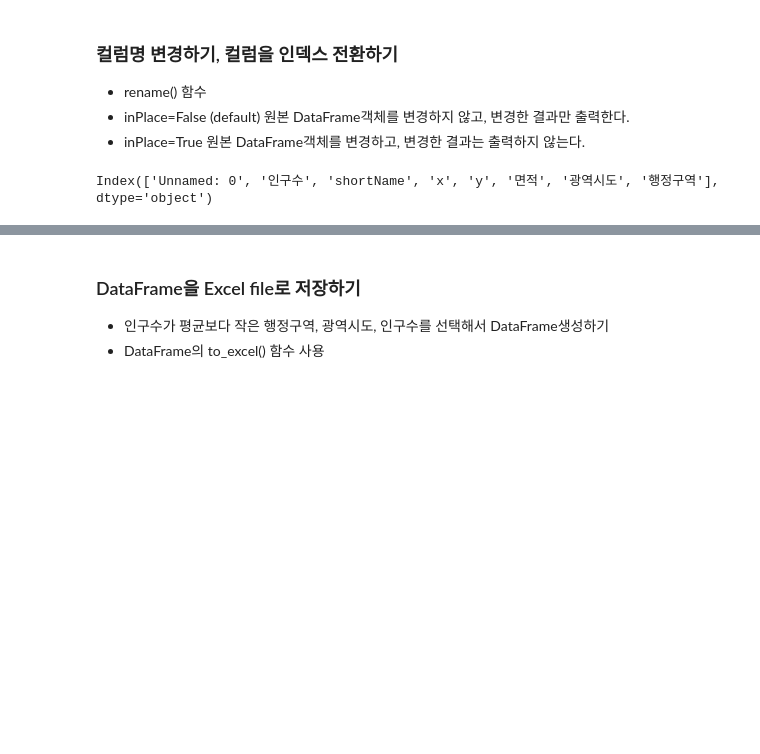
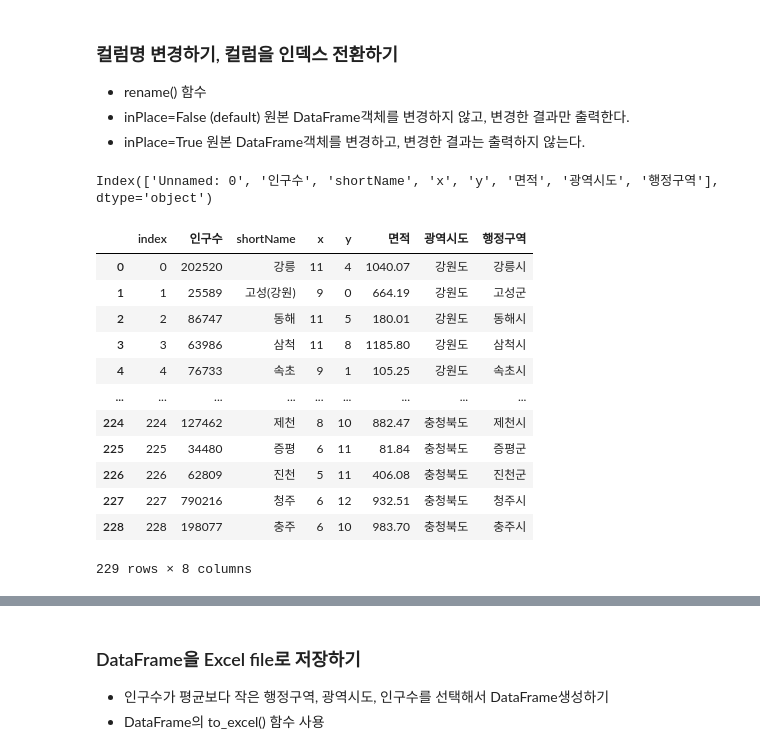
Before and after one commit to cooperear/Python_Webscraping_Analysis, a Jupyter notebook: 03-1.행정구역정보_분석과시각화.ipynb, the cells around one changed output, grey strips where cells are left out. Drawn from its saved outputs; the diff is of its cells as text; code cells hidden in the pictures; blank space fills up the shorter version.

```diff
--- a/03-1.행정구역정보_분석과시각화.ipynb
+++ b/03-1.행정구역정보_분석과시각화.ipynb
@@ -557,5 +692,20 @@ data.columns
 Index(['Unnamed: 0', '인구수', 'shortName', 'x', 'y', '면적', '광역시도', '행정구역'], dtype='object')
 # %%
 # 'Unnamed: 0' 컬럼명을 'seq' 로 변경한다. 원본 객체는 변경되지 않고 변경된 결과만 출력함
+df.rename(columns={'Unnamed: 0':'seq'},inplace=False)
+# %% [output]
+|  | index | 인구수 | shortName | x | y | 면적 | 광역시도 | 행정구역 |
+| 0 | 0 | 202520 | 강릉 | 11 | 4 | 1040.07 | 강원도 | 강릉시 |
+| 1 | 1 | 25589 | 고성(강원) | 9 | 0 | 664.19 | 강원도 | 고성군 |
+| 2 | 2 | 86747 | 동해 | 11 | 5 | 180.01 | 강원도 | 동해시 |
+| 3 | 3 | 63986 | 삼척 | 11 | 8 | 1185.80 | 강원도 | 삼척시 |
+| 4 | 4 | 76733 | 속초 | 9 | 1 | 105.25 | 강원도 | 속초시 |
+| ... | ... | ... | ... | ... | ... | ... | ... | ... |
+| 224 | 224 | 127462 | 제천 | 8 | 10 | 882.47 | 충청북도 | 제천시 |
+| 225 | 225 | 34480 | 증평 | 6 | 11 | 81.84 | 충청북도 | 증평군 |
+| 226 | 226 | 62809 | 진천 | 5 | 11 | 406.08 | 충청북도 | 진천군 |
+| 227 | 227 | 790216 | 청주 | 6 | 12 | 932.51 | 충청북도 | 청주시 |
+| 228 | 228 | 198077 | 충주 | 6 | 10 | 983.70 | 충청북도 | 충주시 |
+229 rows × 8 columns
 # %%
 #원본 객체가 변경되고 변경된 결과는 출력하지 않는다.
```
Also changed, not shown: parts of 42 cells of this notebook, 2 other files.
